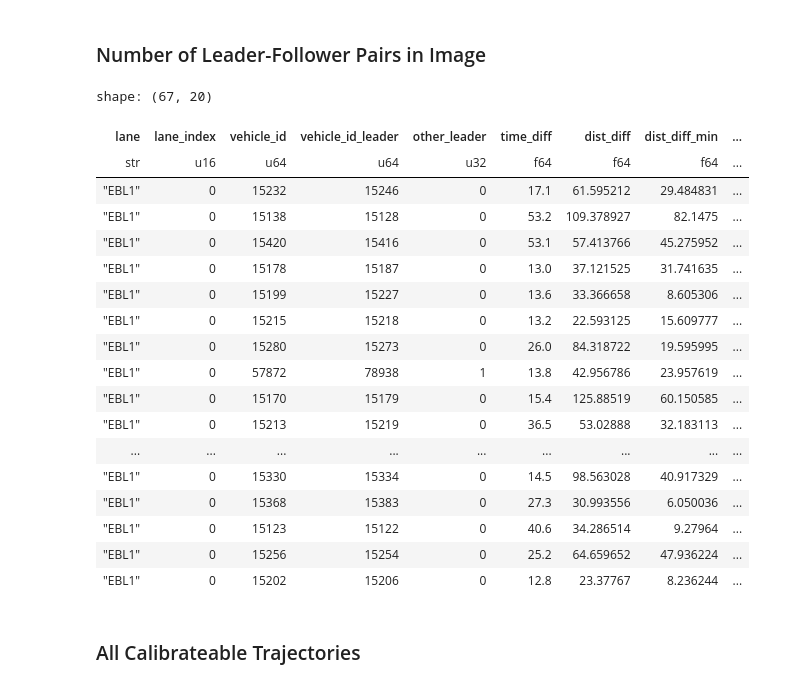
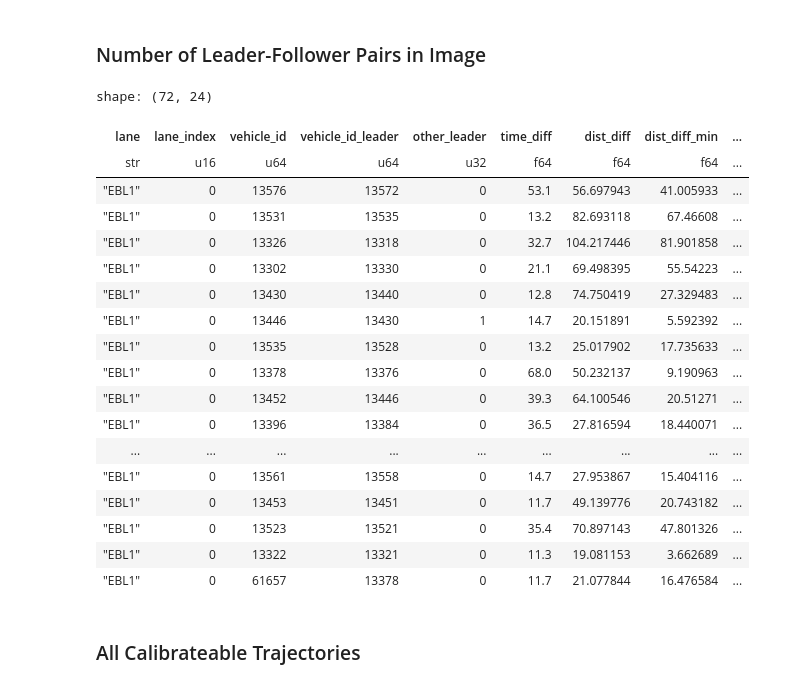
Before and after one commit to UnivOfAlabama-BittleResearchGroup/roadside-radar, a Jupyter notebook: notebooks/validation/calibrateable_trajectories.ipynb, the cells around one changed output. Saved outputs shown, nothing was run; the diff lists cells and outputs as text; code cells hidden in the pictures.

```diff
--- a/notebooks/validation/calibrateable_trajectories.ipynb
+++ b/notebooks/validation/calibrateable_trajectories.ipynb
@@ -180,7 +330,7 @@ lf_df = (
         .alias("other_leader"),
         pl.col("s_velocity_smooth")
         .rolling_mean(
-            window_size=int(5 / 0.1),
+            window_size=int(3 / 0.1),
             center=True,
             min_periods=1,
         )
@@ -226,16 +376,24 @@ lf_df = (
         pl.col("acceleration").max().alias("max_acceleration"),
         pl.col("s_velocity_smooth").min().alias("min_velocity"),
         pl.col("s_velocity_smooth").max().alias("max_velocity"),
-        pl.col('epoch_time').min().alias('epoch_time_min'),
-        pl.col('epoch_time').max().alias('epoch_time_max'),
+        pl.col("epoch_time").min().alias("epoch_time_min"),
+        pl.col("epoch_time").max().alias("epoch_time_max"),
+        pl.col("acceleration")
+        .filter(pl.col("time_headway") > 5)
+        .max()
+        .alias("free_accel"),
+        (
+            ((pl.col("time_headway") > 5) & (pl.col("s_velocity_smooth") > 20)).sum()
+            / 10
+        ).alias("cruising"),
     )
     .filter(
         pl.col("vehicle_id_leader").is_not_null()
-        & (pl.col("dist_diff_min") > 5)
+        & (pl.col("dist_diff_min") > 3)
         & pl.col("other_leader").is_not_null()
-        & (pl.col('time_headway_min') > 0.3)
+        & (pl.col("time_headway_min") > 0.3)
     )
-    .collect(streaming=True)
+    .collect()
 )
 # %%
 lf_df.shape
@@ -279,43 +437,49 @@ lf_df.shape
 # %% [markdown]
 ### Number of Leader-Follower Pairs in Image
 # %%
-tl = pl.lit("2023-03-13 06:50:00").str.strptime(
-    pl.Datetime(time_unit="ns", time_zone="US/Central"),
-).dt.convert_time_zone("UTC")
-th = pl.lit("2023-03-13 07:00:00").str.strptime(
-    pl.Datetime(time_unit="ns", time_zone="US/Central"),
-).dt.convert_time_zone("UTC")
+tl = (
+    pl.lit("2023-03-13 06:50:00")
+    .str.strptime(
+        pl.Datetime(time_unit="ns", time_zone="US/Central"),
+    )
+    .dt.convert_time_zone("UTC")
+)
+th = (
+    pl.lit("2023-03-13 07:00:00")
+    .str.strptime(
+        pl.Datetime(time_unit="ns", time_zone="US/Central"),
+    )
+    .dt.convert_time_zone("UTC")
+)
 
 
 lf_df.filter(
-    (pl.col('lane') == "EBL1")
-    & (pl.col('lane_index') == 0)
-    & pl.col(
-        'epoch_time_min'
-    ).is_between(tl, th)
+    (pl.col("lane") == "EBL1")
+    & (pl.col("lane_index") == 0)
+    & pl.col("epoch_time_min").is_between(tl, th)
     & (pl.col("time_diff") > 10)
     & pl.col("time_headway_min").is_between(0.5, 5)
 )
 # %% [output]
-shape: (67, 20)
+shape: (72, 24)
 | lane | lane_index | vehicle_id | vehicle_id_leader | other_leader | time_diff | dist_diff | dist_diff_min | ... |
 | str | u16 | u64 | u64 | u32 | f64 | f64 | f64 | ... |
-| "EBL1" | 0 | 15232 | 15246 | 0 | 17.1 | 61.595212 | 29.484831 | ... |
-| "EBL1" | 0 | 15138 | 15128 | 0 | 53.2 | 109.378927 | 82.1475 | ... |
-| "EBL1" | 0 | 15420 | 15416 | 0 | 53.1 | 57.413766 | 45.275952 | ... |
-| "EBL1" | 0 | 15178 | 15187 | 0 | 13.0 | 37.121525 | 31.741635 | ... |
-| "EBL1" | 0 | 15199 | 15227 | 0 | 13.6 | 33.366658 | 8.605306 | ... |
-| "EBL1" | 0 | 15215 | 15218 | 0 | 13.2 | 22.593125 | 15.609777 | ... |
-| "EBL1" | 0 | 15280 | 15273 | 0 | 26.0 | 84.318722 | 19.595995 | ... |
-| "EBL1" | 0 | 57872 | 78938 | 1 | 13.8 | 42.956786 | 23.957619 | ... |
-| "EBL1" | 0 | 15170 | 15179 | 0 | 15.4 | 125.88519 | 60.150585 | ... |
-| "EBL1" | 0 | 15213 | 15219 | 0 | 36.5 | 53.02888 | 32.183113 | ... |
+| "EBL1" | 0 | 13576 | 13572 | 0 | 53.1 | 56.697943 | 41.005933 | ... |
+| "EBL1" | 0 | 13531 | 13535 | 0 | 13.2 | 82.693118 | 67.46608 | ... |
+| "EBL1" | 0 | 13326 | 13318 | 0 | 32.7 | 104.217446 | 81.901858 | ... |
+| "EBL1" | 0 | 13302 | 13330 | 0 | 21.1 | 69.498395 | 55.54223 | ... |
+| "EBL1" | 0 | 13430 | 13440 | 0 | 12.8 | 74.750419 | 27.329483 | ... |
+| "EBL1" | 0 | 13446 | 13430 | 1 | 14.7 | 20.151891 | 5.592392 | ... |
+| "EBL1" | 0 | 13535 | 13528 | 0 | 13.2 | 25.017902 | 17.735633 | ... |
+| "EBL1" | 0 | 13378 | 13376 | 0 | 68.0 | 50.232137 | 9.190963 | ... |
+| "EBL1" | 0 | 13452 | 13446 | 0 | 39.3 | 64.100546 | 20.51271 | ... |
+| "EBL1" | 0 | 13396 | 13384 | 0 | 36.5 | 27.816594 | 18.440071 | ... |
 | ... | ... | ... | ... | ... | ... | ... | ... | ... |
-| "EBL1" | 0 | 15330 | 15334 | 0 | 14.5 | 98.563028 | 40.917329 | ... |
-| "EBL1" | 0 | 15368 | 15383 | 0 | 27.3 | 30.993556 | 6.050036 | ... |
-| "EBL1" | 0 | 15123 | 15122 | 0 | 40.6 | 34.286514 | 9.27964 | ... |
-| "EBL1" | 0 | 15256 | 15254 | 0 | 25.2 | 64.659652 | 47.936224 | ... |
-| "EBL1" | 0 | 15202 | 15206 | 0 | 12.8 | 23.37767 | 8.236244 | ... |
+| "EBL1" | 0 | 13561 | 13558 | 0 | 14.7 | 27.953867 | 15.404116 | ... |
+| "EBL1" | 0 | 13453 | 13451 | 0 | 11.7 | 49.139776 | 20.743182 | ... |
+| "EBL1" | 0 | 13523 | 13521 | 0 | 35.4 | 70.897143 | 47.801326 | ... |
+| "EBL1" | 0 | 13322 | 13321 | 0 | 11.3 | 19.081153 | 3.662689 | ... |
+| "EBL1" | 0 | 61657 | 13378 | 0 | 11.7 | 21.077844 | 16.476584 | ... |
 # %% [markdown]
 ### All Calibrateable Trajectories
 # %%
```
Also changed, not shown: parts of 24 cells of this notebook, 4 other files.
